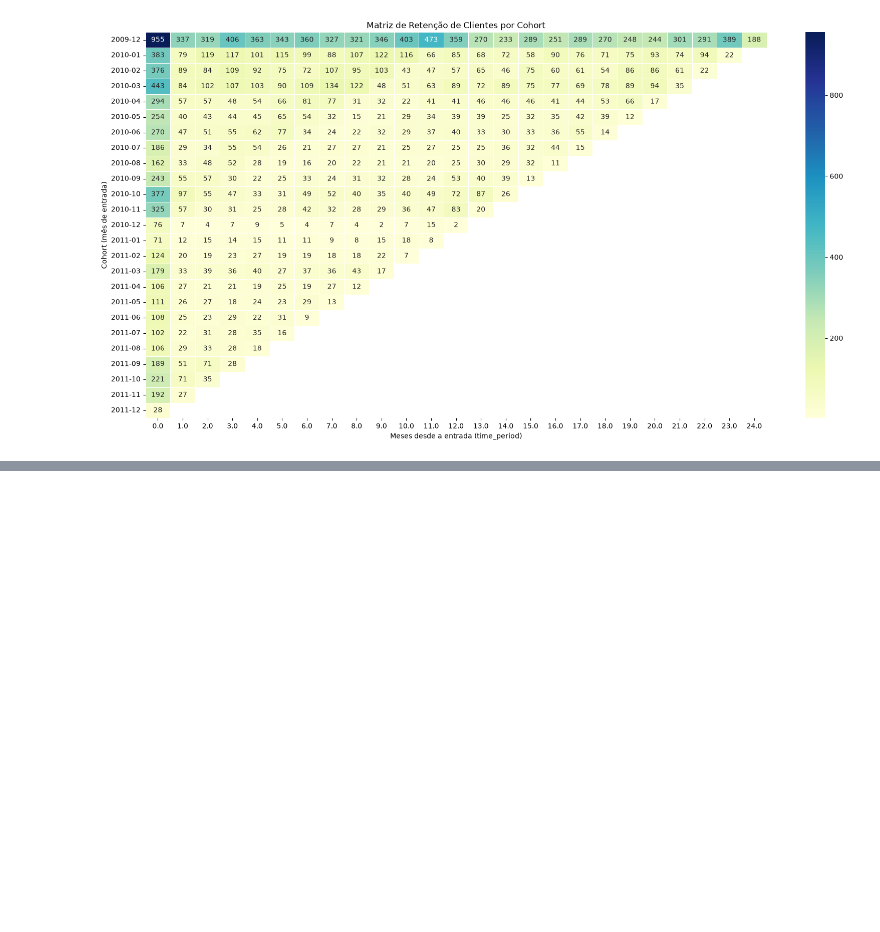
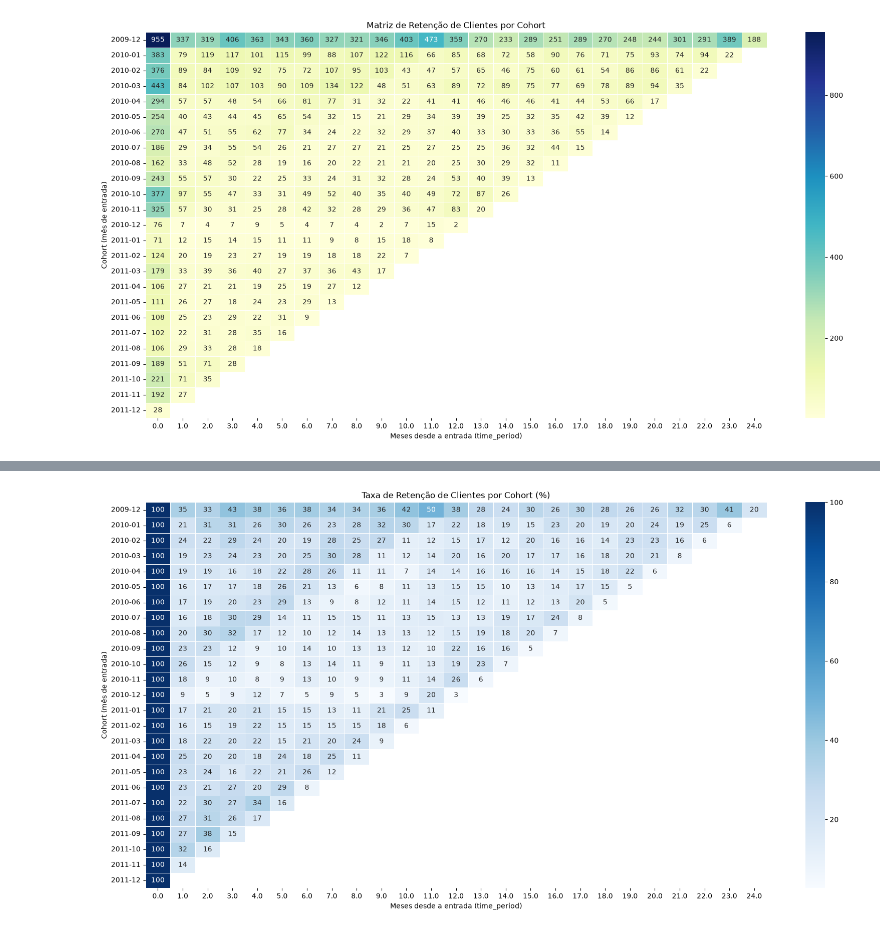
Before and after one commit to rodriguesgui/cohort_analysis, a Jupyter notebook: notebook/cohort_analysis.ipynb, the cells around one changed output, grey strips where cells are left out. Cells and saved outputs as stored; diff of their text form; code cells hidden in the pictures; blank space fills up the shorter version.

```diff
--- a/notebook/cohort_analysis.ipynb
+++ b/notebook/cohort_analysis.ipynb
@@ -236,0 +367,9 @@ plt.show()
+# %%
+df_cohort_size = df_cohort_size.rename(columns={'clientes_ativos': 'tamanho_cohort'})
+# %%
+merge_retencao_pct = df_retencao.merge(df_cohort_size, on='cohort_month', how='inner')
+# %%
+merge_retencao_pct = merge_retencao_pct.drop(columns=['time_period_y'])
+merge_retencao_pct = merge_retencao_pct.rename(columns={'time_period_x': 'time_period'})
+# %%
+merge_retencao_pct['retencao_pct'] = merge_retencao_pct['clientes_ativos'] / merge_retencao_pct['tamanho_cohort']
@@ -236,0 +385,15 @@ plt.show()
+# %%
+matriz_retencao_pct = merge_retencao_pct.pivot_table(
+    index='cohort_month',
+    columns='time_period',
+    values='retencao_pct'
+) * 100
+
+plt.figure(figsize=(20, 10))
+sns.heatmap(matriz_retencao_pct, annot=True, fmt='.0f', cmap='Blues', linewidths=0.5)
+plt.title('Taxa de Retenção de Clientes por Cohort (%)')
+plt.xlabel('Meses desde a entrada (time_period)')
+plt.ylabel('Cohort (mês de entrada)')
+plt.show()
+# %% [output]
+[figure, added]
```
Also changed, not shown: parts of 34 cells of this notebook.
